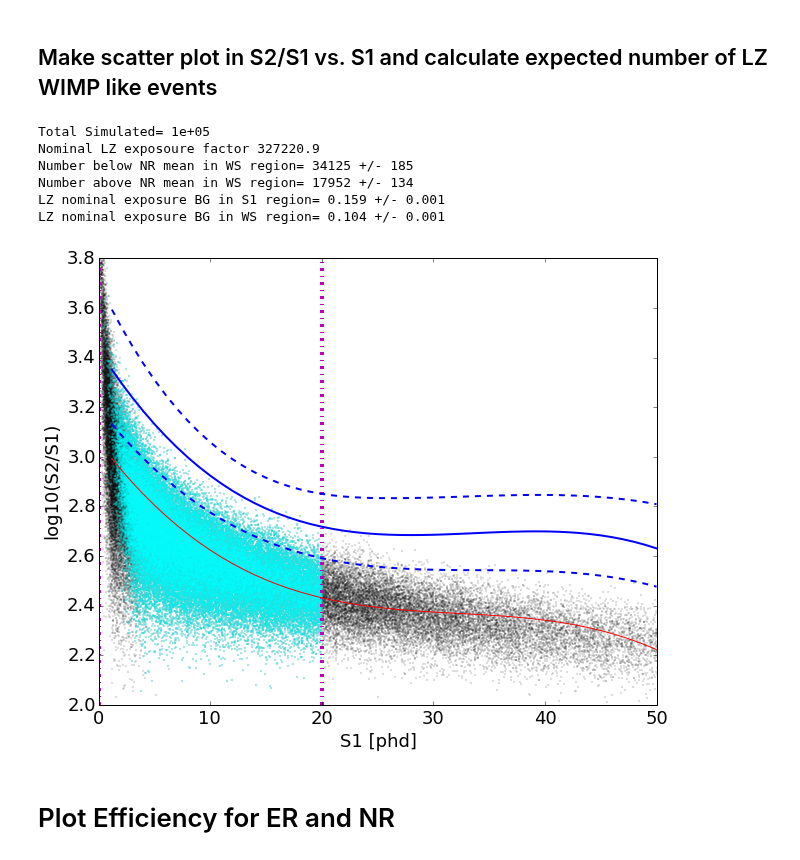
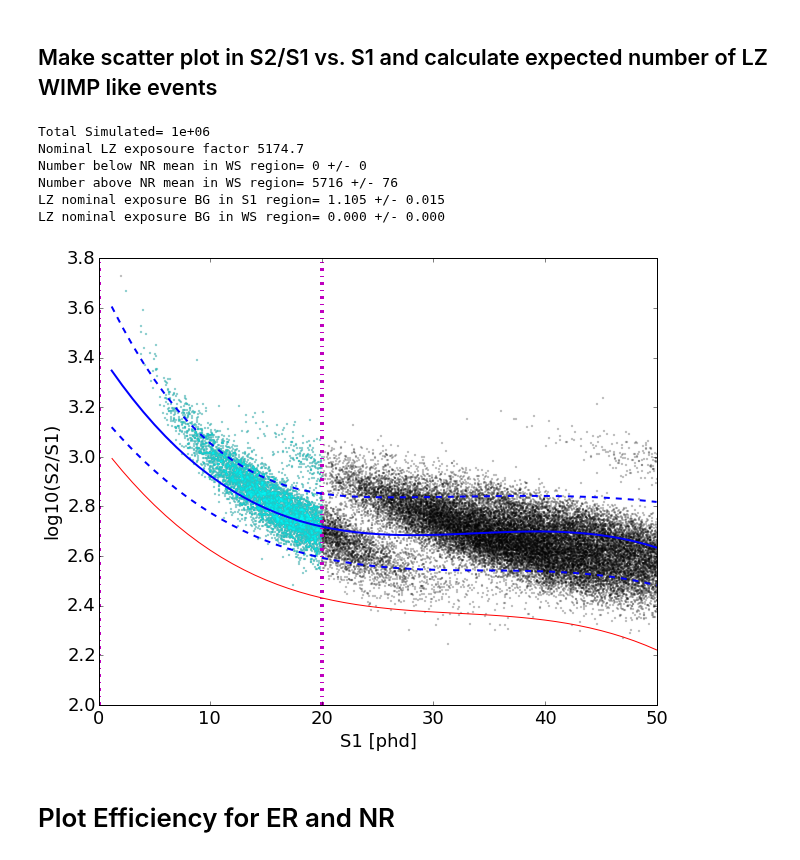
Before and after one commit to attdobi/iPyNb, a Jupyter notebook: PyNEST/LZ_S1S2_BG_Calc.ipynb, the cells around one changed output. Saved outputs shown, nothing was run; the diff lists cells and outputs as text; code cells hidden in the pictures.

```diff
--- a/PyNEST/LZ_S1S2_BG_Calc.ipynb
+++ b/PyNEST/LZ_S1S2_BG_Calc.ipynb
@@ -42,12 +44,12 @@ Functions loaded:
 </h4>
 # %%
 #setup (title to save figure, and file path to diff E spectrum , or list of energies)
-title="atm_Peter"
-file_path='data/atm_Peter.txt'
-ParticleType='NR' # ER or NR
+title="PP"
+file_path='data/PP_7Be_evt_ton_year_keV_lin_noDiscrim.txt'
+ParticleType='ER' # ER or NR
 
 # Get S1 and S2 from an exmple PP solar neutrino differential spectrum
-Nph, Ne, Ne_ext, S1_spike, S1, S2, NS1_coin, Rate_evts_kg_day, LZ_exposure_factor = dN2NphNe(file_path=file_path,ParticleType=ParticleType,nSim=1e5, minSpikePE=0.2, e_lifetime=1000)
+Nph, Ne, Ne_ext, S1_spike, S1, S2, NS1_coin, Rate_evts_kg_day, LZ_exposure_factor = dN2NphNe(file_path=file_path,ParticleType=ParticleType,nSim=1e6, minSpikePE=0.2, e_lifetime=1000)
 
 # Or use this to convert energy array into S1,S2 with energy_array=>your energy array
 #Nph, Ne, S1, S2 = E2NphNe(Energy =energy_array, ParticleType=ParticleType)
@@ -70,7 +72,7 @@ Ne_min=5
 NS1_coin_req=3
 WS_cut=(inrange(S1,[S1_min,S1_max])) & (Ne_ext>=Ne_min) & (NS1_coin>=NS1_coin_req)
 
-plt.scatter(S1,log10(S2/S1),color='black',s=2,alpha=0.1)
+plt.scatter(S1,log10(S2/S1),color='black',s=2,alpha=0.2)
 plt.scatter(S1[WS_cut],log10(S2[WS_cut]/S1[WS_cut]),color='cyan',s=2,alpha=0.2)
 plt.xlabel('S1 [phd]')
 plt.ylabel('log10(S2/S1)')
@@ -80,40 +82,40 @@ plt.plot([S1_max,S1_max],[2,3.8],'-.m',linewidth=4)
 
 #plot NR mean, with a smooth spline, and calculate number of WS candidates
 sNR = ip.UnivariateSpline(S1_bin_cen_n, mean_S2oS1_n, s=1)
 WS_under_NRmean= sum((log10(S2[WS_cut]/S1[WS_cut])<=sNR(S1[WS_cut])) )
 WS_above_NRmean= sum((log10(S2[WS_cut]/S1[WS_cut])>sNR(S1[WS_cut])) )
 
 plot(S1_bin_cen_n,sNR(S1_bin_cen_n),'-r')
 
 #plot ER band, with a smooth spline
 s = ip.UnivariateSpline(S1_bin_cen_e, mean_S2oS1_e, s=1)
 s_ub = ip.UnivariateSpline(S1_bin_cen_e, mean_S2oS1_e+1.28*stdev_S2oS1_e, s=.1) #1.28 sigma for 10-90% bands
 s_lb = ip.UnivariateSpline(S1_bin_cen_e, mean_S2oS1_e-1.28*stdev_S2oS1_e, s=.1)
 plot(S1_bin_cen_e,s(S1_bin_cen_e),'-b',linewidth=2)
 plot(S1_bin_cen_e,s_ub(S1_bin_cen_e),'--b',linewidth=2)
 plot(S1_bin_cen_e,s_lb(S1_bin_cen_e),'--b',linewidth=2)
 
 
 xlim([0,50])
 ylim([2.0,3.8])
 savefig('figs/'+title+'.pdf')
 savefig('figs/'+title+'.png')
 
 
 print('Total Simulated= {:.1g} '.format(size(S1)))
 print('Nominal LZ exposoure factor {:.1f} '.format(LZ_exposure_factor))
 print('Number below NR mean in WS region= {:.0f} +/- {:.0f}'.format(WS_under_NRmean, sqrt(WS_under_NRmean)))
 print('Number above NR mean in WS region= {:.0f} +/- {:.0f}'.format(WS_above_NRmean, sqrt(WS_above_NRmean)))
 print('LZ nominal exposure BG in S1 region= {:.3f} +/- {:.3f}'.format((WS_above_NRmean+WS_under_NRmean)/LZ_exposure_factor, sqrt(WS_above_NRmean+WS_under_NRmean)/LZ_exposure_factor))
 print('LZ nominal exposure BG in WS region= {:.3f} +/- {:.3f}'.format(WS_under_NRmean/LZ_exposure_factor, sqrt(WS_under_NRmean)/LZ_exposure_factor))
 # %% [output]
-Total Simulated= 1e+05
-Nominal LZ exposoure factor 327220.9
-Number below NR mean in WS region= 34125 +/- 185
-Number above NR mean in WS region= 17952 +/- 134
-LZ nominal exposure BG in S1 region= 0.159 +/- 0.001
-LZ nominal exposure BG in WS region= 0.104 +/- 0.001
+Total Simulated= 1e+06
+Nominal LZ exposoure factor 5174.7
+Number below NR mean in WS region= 0 +/- 0
+Number above NR mean in WS region= 5716 +/- 76
+LZ nominal exposure BG in S1 region= 1.105 +/- 0.015
+LZ nominal exposure BG in WS region= 0.000 +/- 0.000
-[figure, old version]
+[figure, new version]
 # %% [markdown]
 <h1> Plot Efficiency for ER and NR </h1>
 # %%
```
Also changed, not shown: parts of 3 cells of this notebook, 9 other files.
